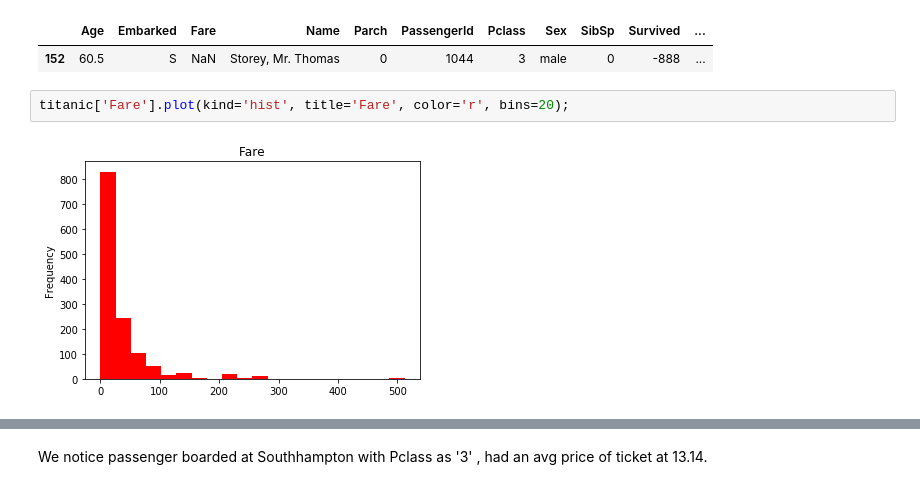
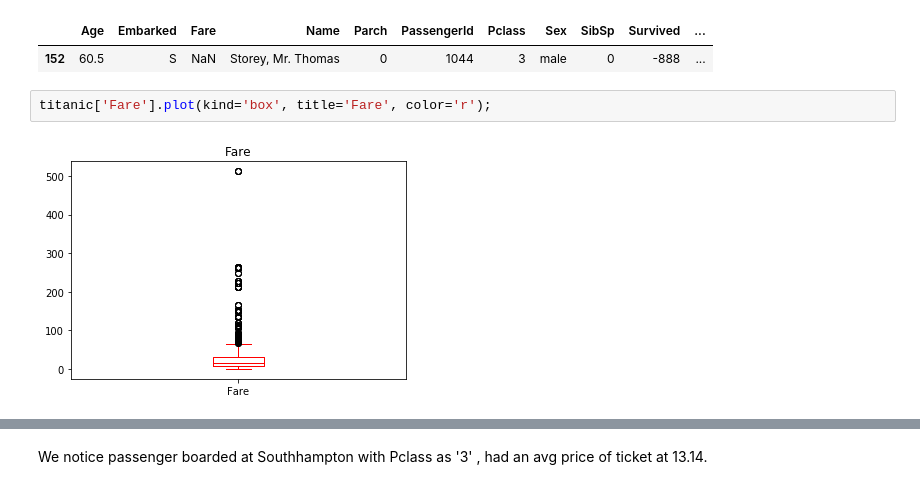
Before and after one commit to anoopsp/Titanic-Machine-Learning-from-Disaster, a Jupyter notebook: Titanic Predictions.ipynb, the cells around one changed output, grey strips where cells are left out. Drawn from its saved outputs; the diff is of its cells as text.

Commit message:
Added Visualisations to the Notebook

```diff
--- a/Titanic Predictions.ipynb
+++ b/Titanic Predictions.ipynb
@@ -274,9 +279,9 @@ titanic[titanic['Fare'].isna()]
 |  | Age | Embarked | Fare | Name | Parch | PassengerId | Pclass | Sex | SibSp | Survived | ... |
 | 152 | 60.5 | S | NaN | Storey, Mr. Thomas | 0 | 1044 | 3 | male | 0 | -888 | ... |
 # %%
-titanic['Fare'].plot(kind='hist', title='Fare', color='r', bins=20);
+titanic['Fare'].plot(kind='box', title='Fare', color='r');
 # %% [output]
-[figure, old version]
+[figure, new version]
 # %%
 titanic.groupby(['Pclass','Sex','Embarked'])['Fare'].mean()
 # %% [output]
```
Also changed, not shown: parts of 9 cells of this notebook.
